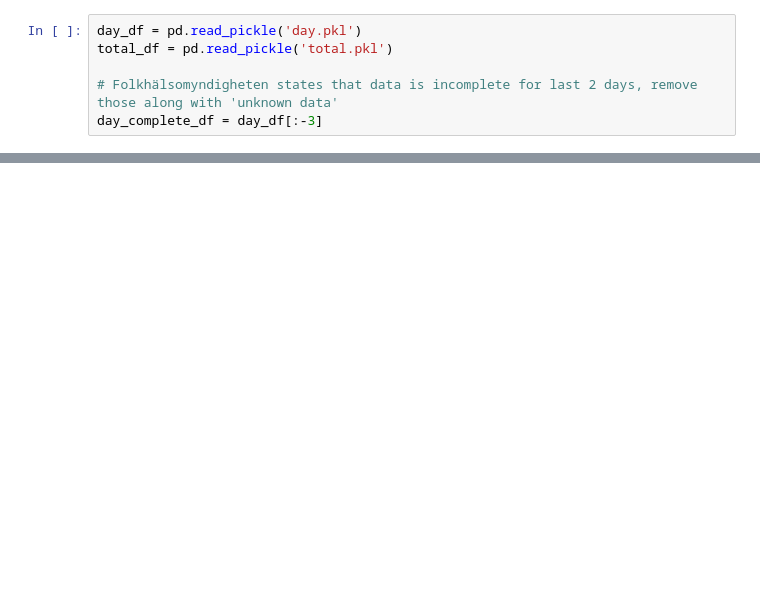
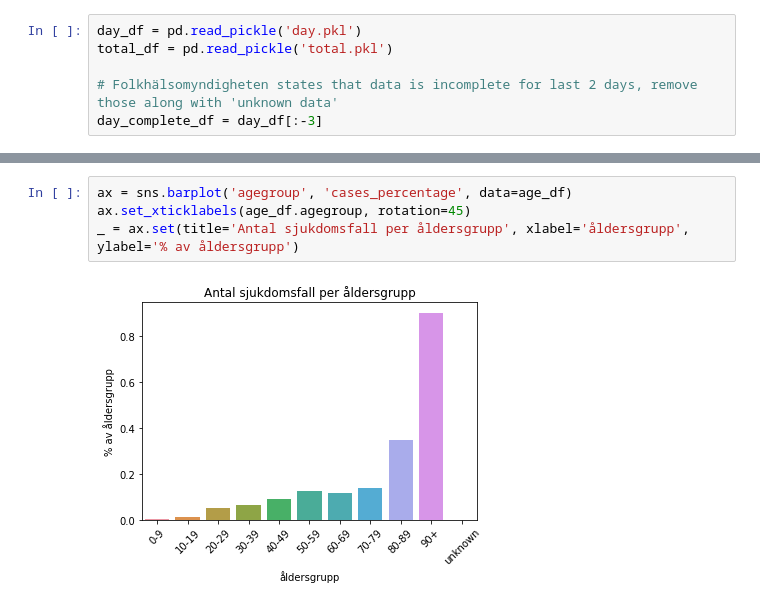
Before and after one commit to vbodell/covid-19, a Jupyter notebook: covid-playground.ipynb, the cells around one changed output, grey strips where cells are left out. Saved outputs shown, nothing was run; the diff lists cells and outputs as text; blank space fills up the shorter version.

```diff
--- a/covid-playground.ipynb
+++ b/covid-playground.ipynb
@@ -52,0 +73,6 @@ fig.autofmt_xdate()
+# %%
+ax = sns.barplot('agegroup', 'cases_percentage', data=age_df)
+ax.set_xticklabels(age_df.agegroup, rotation=45)
+_ = ax.set(title='Antal sjukdomsfall per åldersgrupp', xlabel='åldersgrupp', ylabel='% av åldersgrupp')
+# %% [output]
+[figure, added]
```
Also changed, not shown: parts of 22 cells of this notebook.
